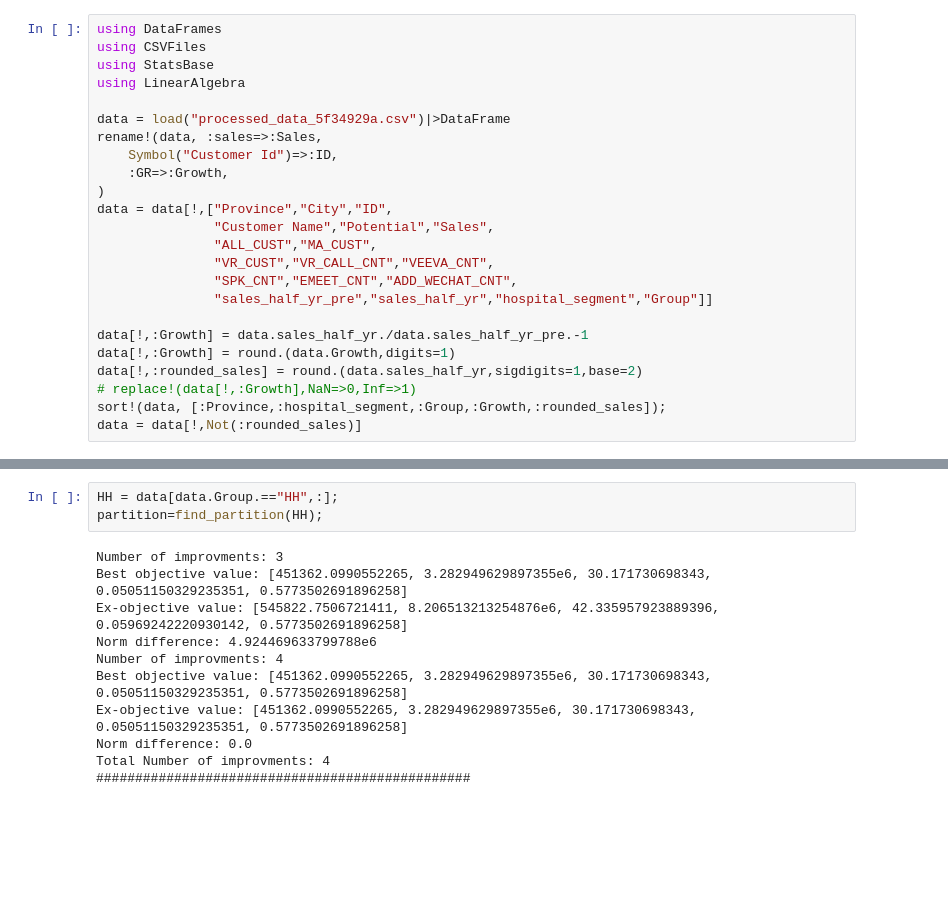
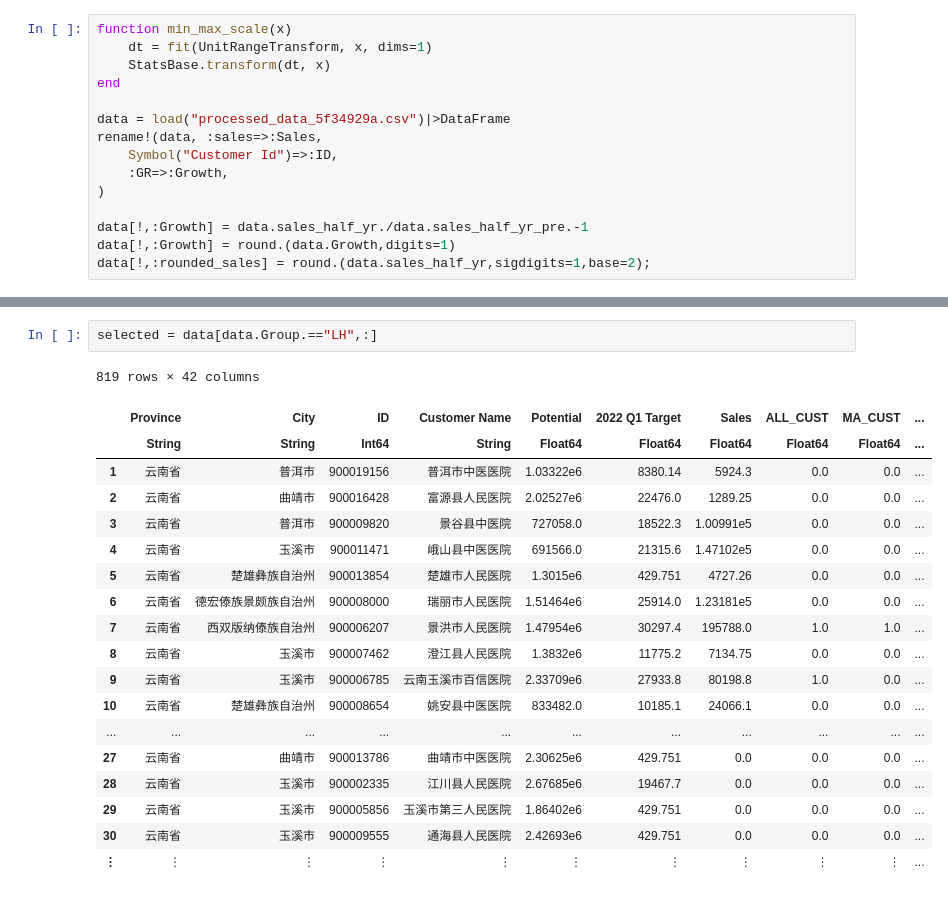
Before and after one commit to cyclonestab/Programming-Solver, a Jupyter notebook: test1.ipynb, the cells around one changed output, grey strips where cells are left out. Drawn from its saved outputs; the diff is of its cells as text; blank space fills up the shorter version.

```diff
--- a/test1.ipynb
+++ b/test1.ipynb
@@ -1,24 +7,15 @@
 # %%
-using DataFrames
-using CSVFiles
-using StatsBase
-using LinearAlgebra
+function min_max_scale(x)
+    dt = fit(UnitRangeTransform, x, dims=1)
+    StatsBase.transform(dt, x)
+end
 
 data = load("processed_data_5f34929a.csv")|>DataFrame
 rename!(data, :sales=>:Sales,
     Symbol("Customer Id")=>:ID,
     :GR=>:Growth,
 )
-data = data[!,["Province","City","ID",
-               "Customer Name","Potential","Sales",
-               "ALL_CUST","MA_CUST",
-               "VR_CUST","VR_CALL_CNT","VEEVA_CNT",
-               "SPK_CNT","EMEET_CNT","ADD_WECHAT_CNT",
-               "sales_half_yr_pre","sales_half_yr","hospital_segment","Group"]]
 
 data[!,:Growth] = data.sales_half_yr./data.sales_half_yr_pre.-1
 data[!,:Growth] = round.(data.Growth,digits=1)
-data[!,:rounded_sales] = round.(data.sales_half_yr,sigdigits=1,base=2)
-# replace!(data[!,:Growth],NaN=>0,Inf=>1)
-sort!(data, [:Province,:hospital_segment,:Group,:Growth,:rounded_sales]);
-data = data[!,Not(:rounded_sales)]
+data[!,:rounded_sales] = round.(data.sales_half_yr,sigdigits=1,base=2);
@@ -107,14 +125,22 @@ find_partition (generic function with 1 method)
 # %%
-HH = data[data.Group.=="HH",:];
-partition=find_partition(HH);
+selected = data[data.Group.=="LH",:]
 # %% [output]
-Number of improvments: 3
-Best objective value: [451362.0990552265, 3.282949629897355e6, 30.171730698343, 0.05051150329235351, 0.5773502691896258]
-Ex-objective value: [545822.7506721411, 8.206513213254876e6, 42.335957923889396, 0.05969242220930142, 0.5773502691896258]
-Norm difference: 4.924469633799788e6
-Number of improvments: 4
-Best objective value: [451362.0990552265, 3.282949629897355e6, 30.171730698343, 0.05051150329235351, 0.5773502691896258]
-Ex-objective value: [451362.0990552265, 3.282949629897355e6, 30.171730698343, 0.05051150329235351, 0.5773502691896258]
-Norm difference: 0.0
-Total Number of improvments: 4
-################################################
+819 rows × 42 columns
+|  | Province | City | ID | Customer Name | Potential | 2022 Q1 Target | Sales | ALL_CUST | MA_CUST | ... |
+|  | String | String | Int64 | String | Float64 | Float64 | Float64 | Float64 | Float64 | ... |
+| 1 | 云南省 | 普洱市 | 900019156 | 普洱市中医医院 | 1.03322e6 | 8380.14 | 5924.3 | 0.0 | 0.0 | ... |
+| 2 | 云南省 | 曲靖市 | 900016428 | 富源县人民医院 | 2.02527e6 | 22476.0 | 1289.25 | 0.0 | 0.0 | ... |
+| 3 | 云南省 | 普洱市 | 900009820 | 景谷县中医院 | 727058.0 | 18522.3 | 1.00991e5 | 0.0 | 0.0 | ... |
+| 4 | 云南省 | 玉溪市 | 900011471 | 峨山县中医医院 | 691566.0 | 21315.6 | 1.47102e5 | 0.0 | 0.0 | ... |
+| 5 | 云南省 | 楚雄彝族自治州 | 900013854 | 楚雄市人民医院 | 1.3015e6 | 429.751 | 4727.26 | 0.0 | 0.0 | ... |
+| 6 | 云南省 | 德宏傣族景颇族自治州 | 900008000 | 瑞丽市人民医院 | 1.51464e6 | 25914.0 | 1.23181e5 | 0.0 | 0.0 | ... |
+| 7 | 云南省 | 西双版纳傣族自治州 | 900006207 | 景洪市人民医院 | 1.47954e6 | 30297.4 | 195788.0 | 1.0 | 1.0 | ... |
+| 8 | 云南省 | 玉溪市 | 900007462 | 澄江县人民医院 | 1.3832e6 | 11775.2 | 7134.75 | 0.0 | 0.0 | ... |
+| 9 | 云南省 | 玉溪市 | 900006785 | 云南玉溪市百信医院 | 2.33709e6 | 27933.8 | 80198.8 | 1.0 | 0.0 | ... |
+| 10 | 云南省 | 楚雄彝族自治州 | 900008654 | 姚安县中医医院 | 833482.0 | 10185.1 | 24066.1 | 0.0 | 0.0 | ... |
+| ... | ... | ... | ... | ... | ... | ... | ... | ... | ... | ... |
+| 27 | 云南省 | 曲靖市 | 900013786 | 曲靖市中医医院 | 2.30625e6 | 429.751 | 0.0 | 0.0 | 0.0 | ... |
+| 28 | 云南省 | 玉溪市 | 900002335 | 江川县人民医院 | 2.67685e6 | 19467.7 | 0.0 | 0.0 | 0.0 | ... |
+| 29 | 云南省 | 玉溪市 | 900005856 | 玉溪市第三人民医院 | 1.86402e6 | 429.751 | 0.0 | 0.0 | 0.0 | ... |
+| 30 | 云南省 | 玉溪市 | 900009555 | 通海县人民医院 | 2.42693e6 | 429.751 | 0.0 | 0.0 | 0.0 | ... |
+| ⋮ | ⋮ | ⋮ | ⋮ | ⋮ | ⋮ | ⋮ | ⋮ | ⋮ | ⋮ | ... |
```
Also changed, not shown: parts of 16 cells of this notebook, 1 other file.
